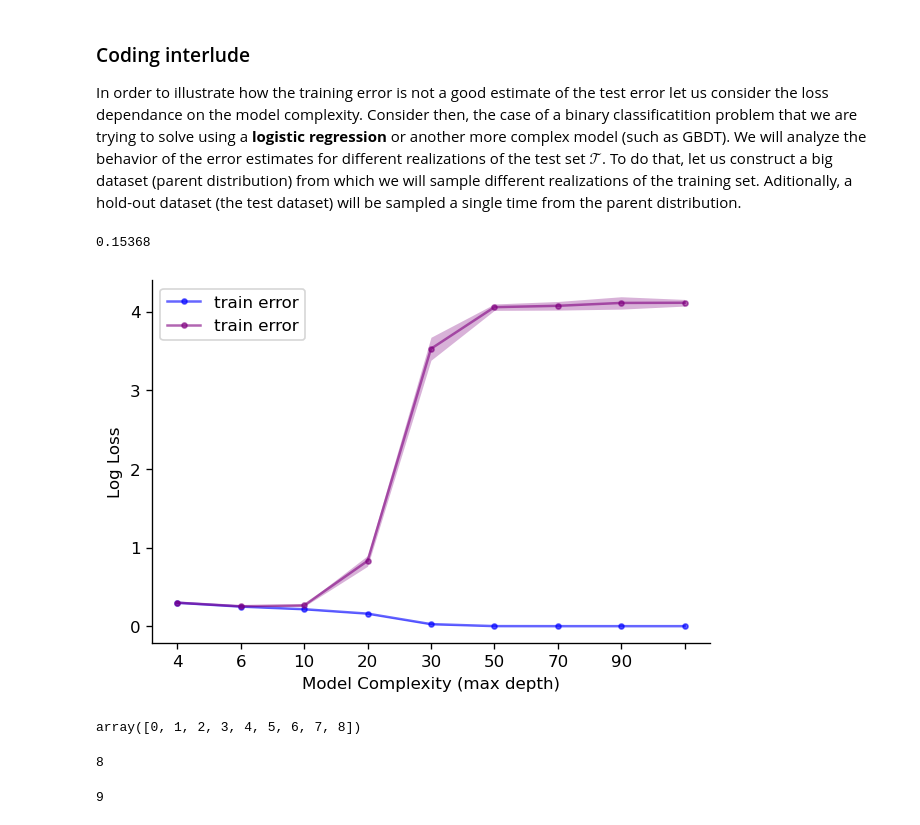
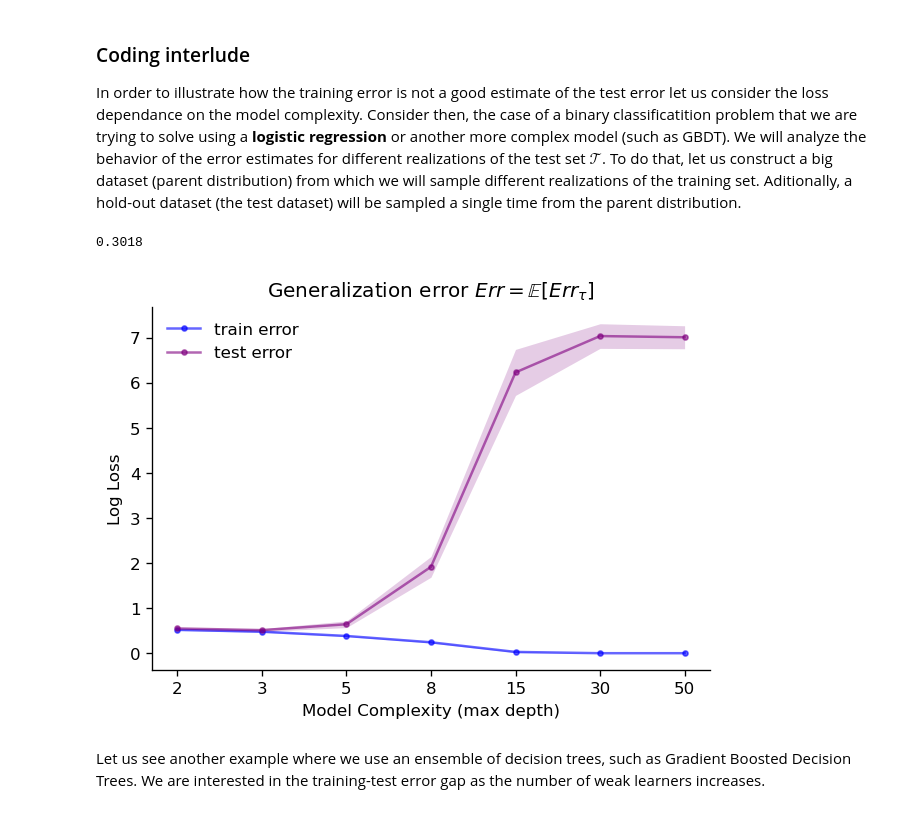
Before and after one commit to pibieta/imbalanced_learning, a Jupyter notebook: notebooks/pablo-best-benchmark-model.ipynb, the cells around one changed output. Saved outputs shown, nothing was run; the diff lists cells and outputs as text; code cells hidden in the pictures.

```diff
--- a/notebooks/pablo-best-benchmark-model.ipynb
+++ b/notebooks/pablo-best-benchmark-model.ipynb
@@ -332,8 +334,8 @@ n_informative = 2
 class_sep = 0.5
 metrics = {}
 fit_time = {}
-imbalances = [0.5, 0.3, 0.2, 0.1, 0.05, 0.01, 5e-3, 1e-4]
-random_state = 42
+imbalances = [0.5, 0.2, 0.1, 0.05, 0.01, 5e-3, 1e-3, 5e-4]
+random_state = 420
 for imbalance in tqdm(imbalances):
     print(f'Minority class proportion: {imbalance}')
     metrics[imbalance] = {}
@@ -373,7 +375,7 @@ for imbalance in tqdm(imbalances):
 
     # Naive Bayes
     print('\tNaive Bayes ...')
-    nb_clf = RandomForestClassifier()
+    nb_clf = GaussianNB()
     nb_clf.fit(X_train, y_train)
     y_proba_nb = nb_clf.predict_proba(X_test)
     metrics[imbalance]['nb'] = compute_metrics_bootstrap(y_true = y_test, y_pred = y_proba_nb[:,1])
@@ -693,22 +762,22 @@ In order to illustrate how the training error is not a good estimate of the test
 # %%
 from sklearn.metrics import log_loss
 # %%
-n_samples = 10**5
+n_samples = 10**4
 random_state = 42
 n_features = 10
 data, col_names = create_imbalanced_binary_classification(n_samples = n_samples, n_features = n_features,
-                                                            n_informative = int(n_features/2), imbalance = 0.15,
+                                                            n_informative = int(n_features/2), imbalance = 0.3,
                                                             random_state = random_state, class_sep = 0.5)
 data.target.mean()
 # %% [output]
-0.15368
+0.3018
 # %%
 X = data[col_names]
 y = data['target']
 X_train_0, X_test, y_train_0, y_test = train_test_split(X, y, test_size = 0.3, stratify = y)
-train_sample_size = 0.3
-n_trials = 10
-max_depths = [2, 4, 6, 10, 20, 30, 50, 70, 90]
+train_sample_size = 0.4
+n_trials = 100
+max_depths = [2, 3, 5, 8, 15, 30, 50]
 results_train = {key: {i: None for i in range(n_trials)} for key in max_depths}
 results_test = {key: {i: None for i in range(n_trials)} for key in max_depths}
 for n, i in tqdm(product(max_depths, range(n_trials))):
@@ -731,43 +800,34 @@ results_stats_test = pd.DataFrame({key : {'mean': np.mean(list(results_test[key]
 # %%
 f, ax = plt.subplots(dpi = 120)
 x = np.arange(len(max_depths))
 ax.plot(x, results_stats_train.loc['mean', :].values,
             marker = '.',
             label = 'train error',
             color = 'b',
             alpha = 0.6)
 ax.fill_between(x,
                 y1 = results_stats_train.loc['mean', :].values - results_stats_train.loc['std', :].values,
                 y2 = results_stats_train.loc['mean', :].values + results_stats_train.loc['std', :].values,
-            color = 'b', alpha = 0.3, linewidth=0)
+            color = 'b', alpha = 0.2, linewidth=0)
 
 ax.plot(x, results_stats_test.loc['mean', :].values,
             marker = '.',
-            label = 'train error',
+            label = 'test error',
             color = 'purple',
             alpha = 0.6)
 ax.fill_between(x,
                 y1 = results_stats_test.loc['mean', :].values - results_stats_test.loc['std', :].values,
                 y2 = results_stats_test.loc['mean', :].values + results_stats_test.loc['std', :].values,
-            color = 'purple', alpha = 0.3, linewidth=0)
-
+            color = 'purple', alpha = 0.2, linewidth=0)
+ax.set_xticks(x)
 ax.set_xticklabels(max_depths)
 ax.set_xlabel('Model Complexity (max depth)')
 ax.set_ylabel('Log Loss')
-ax.legend(loc = 'best')
+ax.legend(loc = 'best', frameon = False)
+ax.set_title(r'Generalization error $Err = \mathbb{E}[Err_{\tau}]$')
 clean_ax(ax)
-f.show()
+plt.show()
 # %% [output]
-[figure, old version]
+[figure, new version]
-# %%
-x
-# %% [output]
-array([0, 1, 2, 3, 4, 5, 6, 7, 8])
-# %%
-len(results_stats_train.loc['mean', :].values)
-# %% [output]
-8
-# %%
-len(x)
-# %% [output]
-9
+# %% [markdown]
+Let us see another example where we use an ensemble of decision trees, such as Gradient Boosted Decision Trees. We are interested in the training-test error gap as the number of weak learners increases.
```
Also changed, not shown: parts of 27 cells of this notebook.
